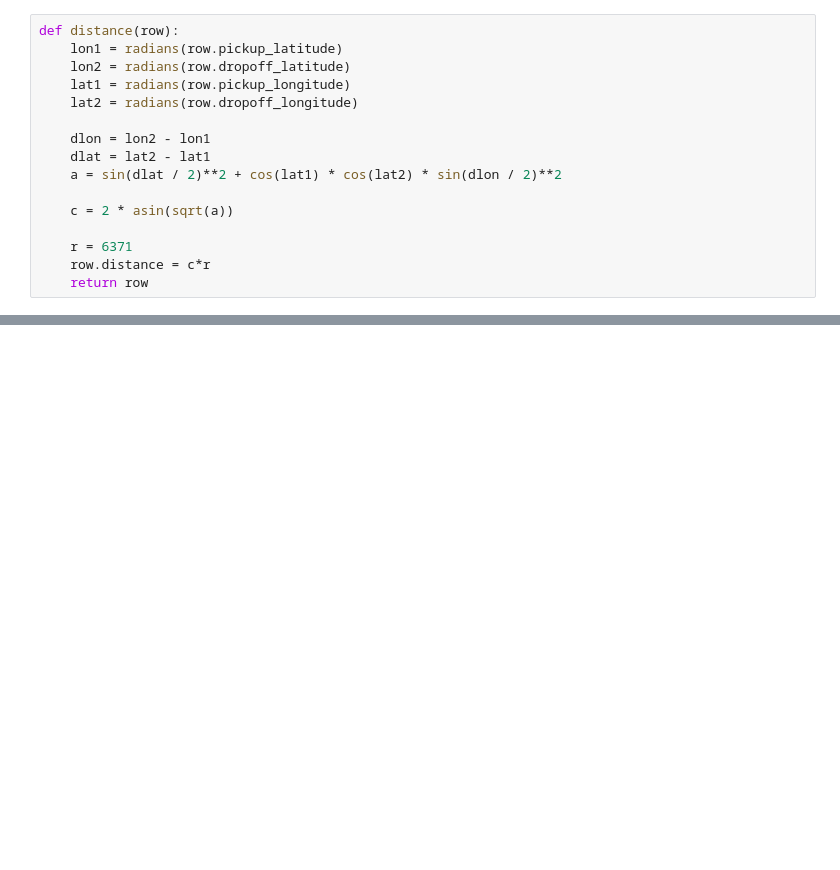
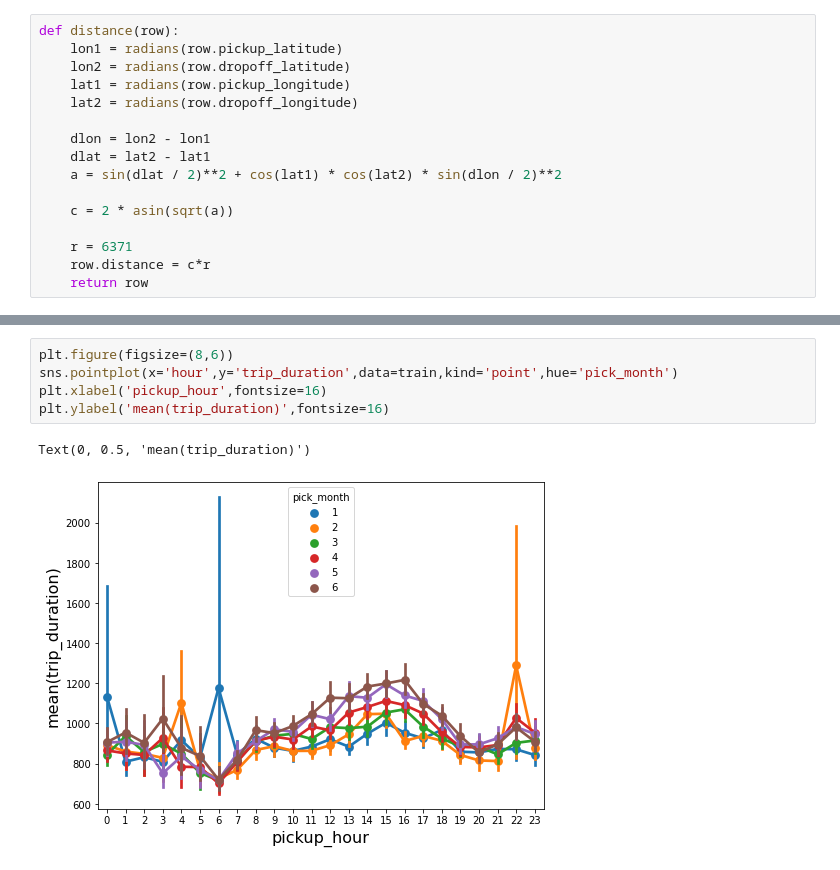
Before and after one commit to AnhDao1411/CSC14115, a Jupyter notebook: project.ipynb, the cells around one changed output, grey strips where cells are left out. Drawn from its saved outputs; the diff is of its cells as text; blank space fills up the shorter version.

```diff
--- a/project.ipynb
+++ b/project.ipynb
@@ -475,0 +528,8 @@ train.head(1)
+# %%
+plt.figure(figsize=(8,6))
+sns.pointplot(x='hour',y='trip_duration',data=train,kind='point',hue='pick_month')
+plt.xlabel('pickup_hour',fontsize=16)
+plt.ylabel('mean(trip_duration)',fontsize=16)
+# %% [output]
+Text(0, 0.5, 'mean(trip_duration)')
+[figure, added]
```
Also changed, not shown: parts of 18 cells of this notebook.
